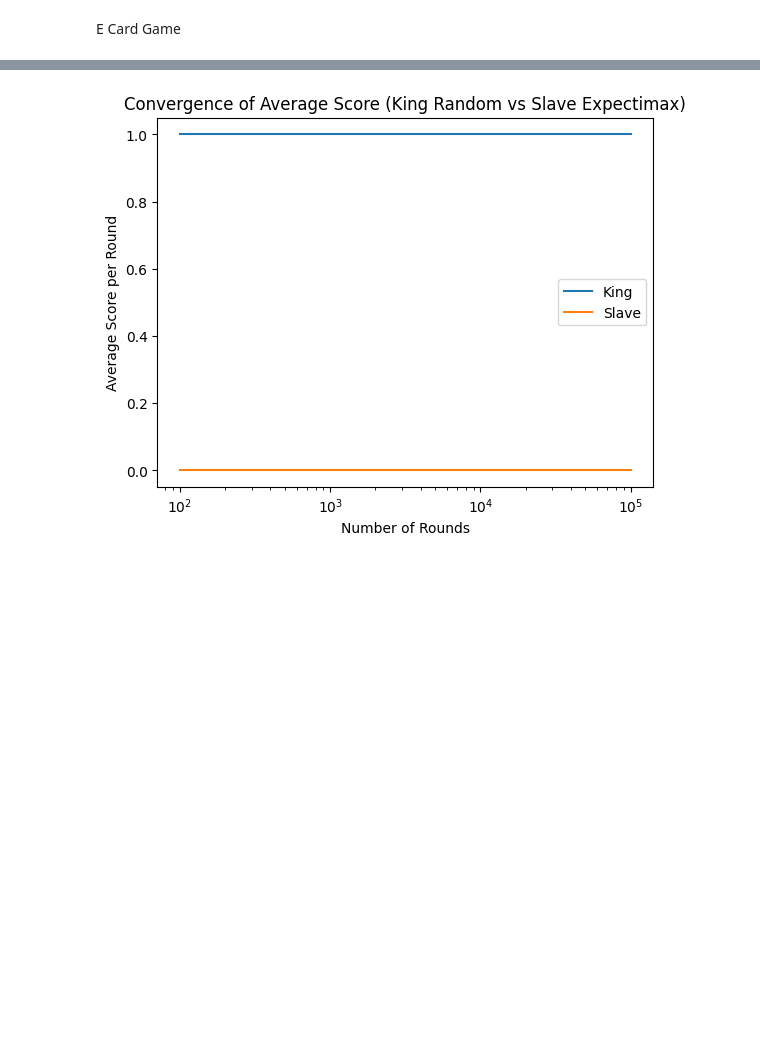
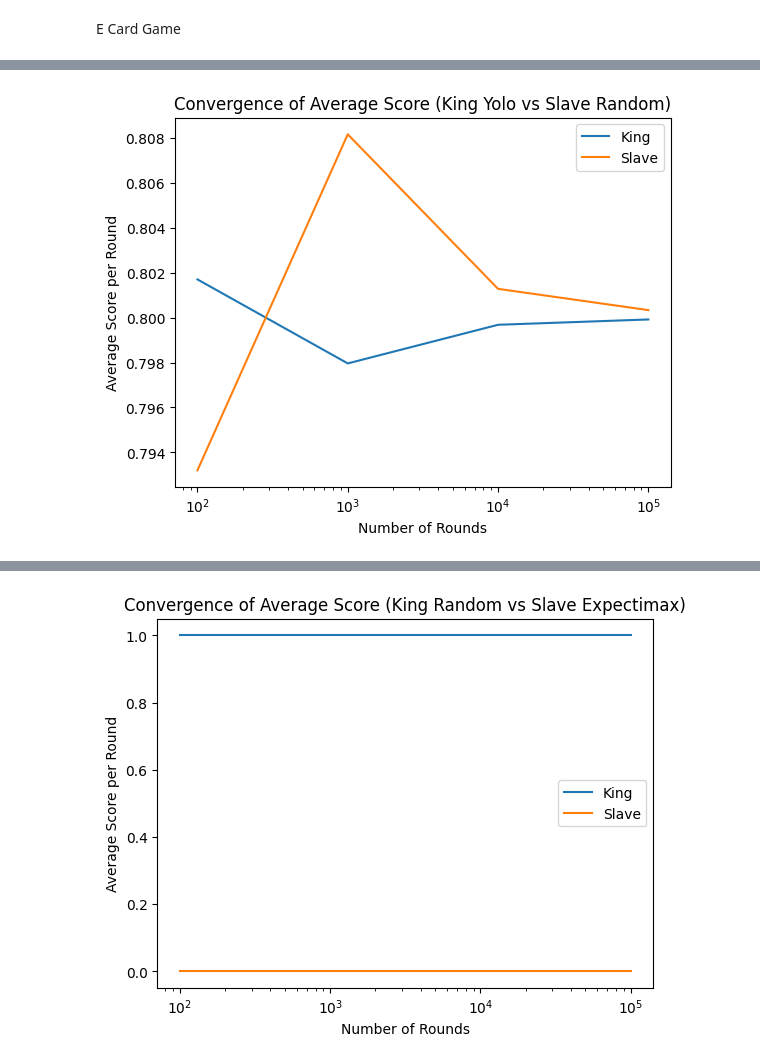
Before and after one commit to masamune-prog/E-card, a Jupyter notebook: simulation.ipynb, the cells around one changed output, grey strips where cells are left out. Cells and saved outputs as stored; diff of their text form; code cells hidden in the pictures; blank space fills up the shorter version.

```diff
--- a/simulation.ipynb
+++ b/simulation.ipynb
@@ -362,3 +373,15 @@ class PolicyComparison:
+# %%
+comparison = PolicyComparison(
+    king_policy=yolo_policy,
+    slave_policy=random_policy,
+    king_name="Yolo",
+    slave_name="Random"
+)
+
+# Run simulation
+comparison.run_simulation()
+# %% [output]
+[figure, added]
 # %%
 comparison = PolicyComparison(
     king_policy=expectimax_policy,
```
Also changed, not shown: parts of 14 cells of this notebook, 1 other file.
